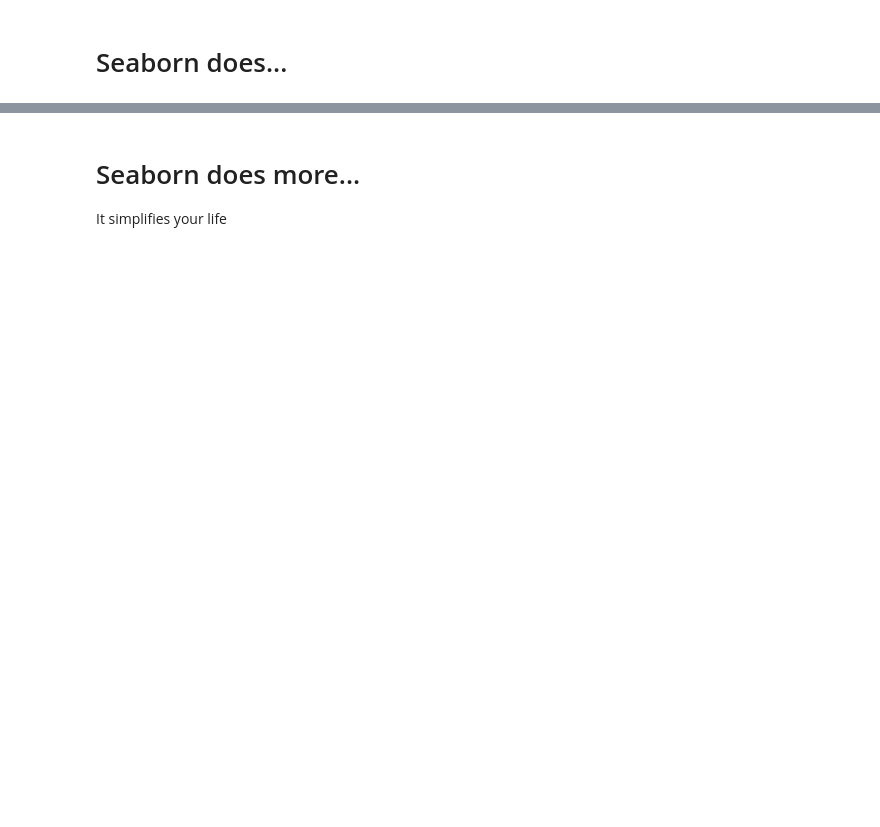
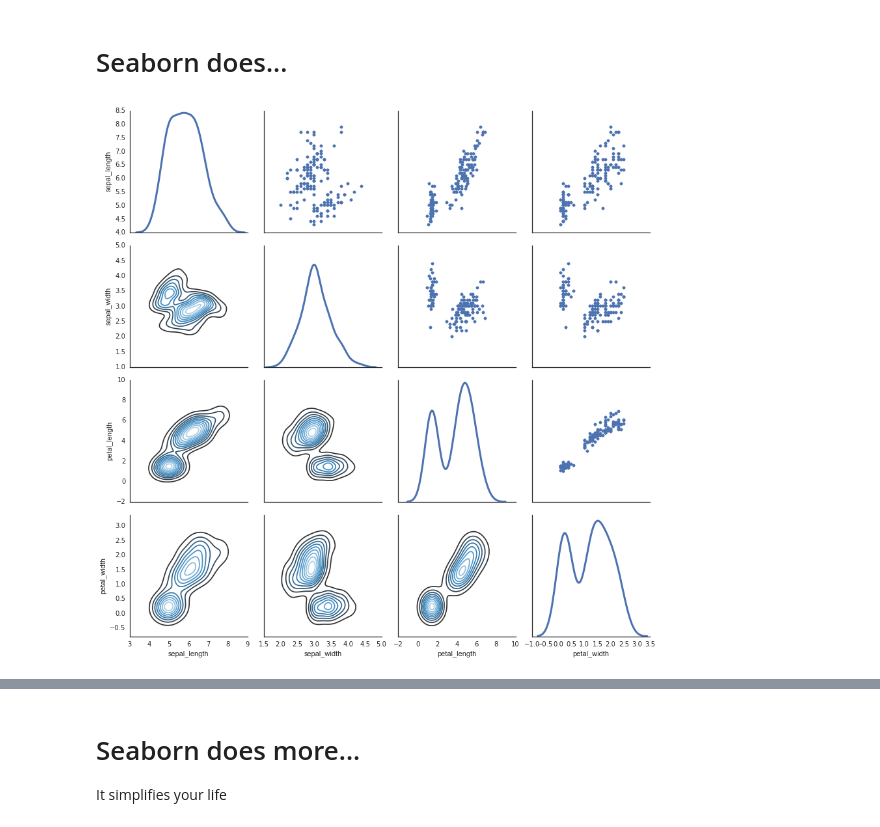
Before and after one commit to sofiatti/my_thw_presentation, a Jupyter notebook: 03-04_Seaborn.ipynb, the cells around one changed output, grey strips where cells are left out. Cells and saved outputs as stored; diff of their text form; code cells hidden in the pictures; blank space fills up the shorter version.

```diff
--- a/03-04_Seaborn.ipynb
+++ b/03-04_Seaborn.ipynb
@@ -28,3 +43,17 @@ HTML ('<iframe src=https://web.stanford.edu/~mwaskom/software/seaborn/examples/i
 [interactive output not drawn]
 # %% [markdown]
 # Seaborn does...
+# %%
+%matplotlib inline
+import seaborn as sns
+import matplotlib.pyplot as plt
+sns.set(style="white")
+
+df = sns.load_dataset("iris")
+
+g = sns.PairGrid(df, diag_sharey=False)
+g.map_lower(sns.kdeplot, cmap="Blues_d")
+g.map_upper(plt.scatter)
+g.map_diag(sns.kdeplot, lw=3)
+# %% [output]
+[figure, added]
```
Also changed, not shown: parts of 23 cells of this notebook, 1 other file.
